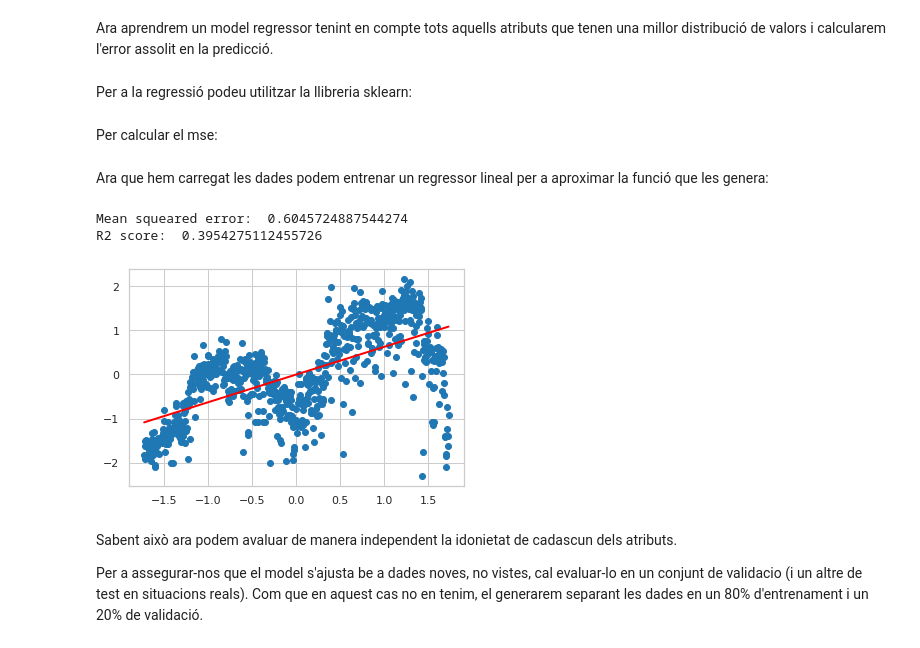
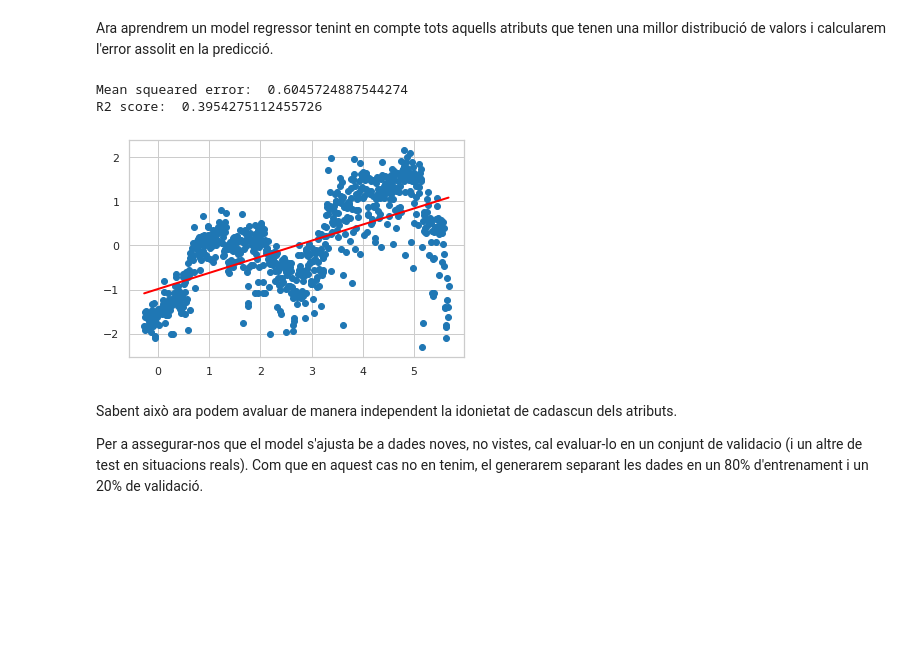
Before and after one commit to Roger-Montane/APC-P1-Regressio, a Jupyter notebook: practica1.ipynb, the cells around one changed output. Saved outputs shown, nothing was run; the diff lists cells and outputs as text; code cells hidden in the pictures; blank space fills up the shorter version.

```diff
--- a/practica1.ipynb
+++ b/practica1.ipynb
@@ -169,3 +153,7 @@ y_hours = y_hours.astype(np.float)
+# %%
+del_columns = ['casual', 'registered', 'dteday']
+days_dataset = days_dataset.drop(columns=del_columns, errors='ignore')
+hours_dataset = hours_dataset.drop(columns=del_columns, errors='ignore')
 # %% [markdown]
 Del dataset de les hores creiem que el que és important és observar a quines hores hi ha els pics de bicis llogades.
 # %%
@@ -312,3 +343,6 @@ df2['instant'] = df2['instant'] % 366
+# %%
+del_columns = ['temp']
+days_dataset = days_dataset.drop(columns=del_columns, errors='ignore')
 # %% [markdown]
 També podem utilitzar la funció pairplot per tal de veure els atributs que estan relacionats entre si.
 # %%
@@ -351,6 +376,9 @@ Nem a definir les noves dades normalitzades:
+# %%
+x_days = days_dataset.values[:, :-1]
+y_days = days_dataset.values[:, -1]
 # %%
-days_t = np.c_[x_days, y_days]
-days_t = standarize(days_t)
+X = (x_days - x_days.mean())/x_days.std()
+y = (y_days - y_days.mean())/y_days.std()
 
-x_days_t = days_t[:,:12]
-y_days_t = days_t[:,12]
+#X = StandardScaler().fit_transform(x_days, y_days)
+#y = y_days
@@ -361,4 +385,2 @@ y_days_t = days_t[:,12]
 # %% [markdown]
 Ara aprendrem un model regressor tenint en compte tots aquells atributs que tenen una millor distribució de valors i calcularem l'error assolit en la predicció.
-# %% [markdown]
-Per a la regressió podeu utilitzar la llibreria sklearn:
@@ -375,3 +387 @@ def regression(x, y):
-# %% [markdown]
-Per calcular el mse:
 # %%
@@ -379,29 +388,28 @@ Per calcular el mse:
 def mse(v1, v2):
     return ((v1 - v2)**2).mean()
-# %% [markdown]
-Ara que hem carregat les dades podem entrenar un regressor lineal per a aproximar la funció que les genera:
 # %%
 # Provem amb un únic atribut
-atribut1 = x_days_t[:,0].reshape(x_days_t.shape[0], 1)
+atribut1 = X[:,0].reshape(X.shape[0], 1)
 
-regr = regression(atribut1, y_days_t)
-predicted = regr.predict(atribut1)
+regressor = LinearRegression()
+regressor.fit(atribut1, y)
+predicted = regressor.predict(atribut1)
 
 # Mostrem la predicció del model entrenat en color vermell a la Figura anterior 1
 plt.figure()
-ax = plt.scatter(x_days_t[:,0], y_days_t)
+ax = plt.scatter(X[:,0], y)
 plt.plot(atribut1, predicted, 'r')
 
 # Mostrem l'error (MSE i R2)
-MSE = mse(y_days_t, predicted)
-r2 = r2_score(y_days_t, predicted)
+MSE = mse(y, predicted)
+r2 = r2_score(y, predicted)
 
 print("Mean squeared error: ", MSE)
 print("R2 score: ", r2)
 # %% [output]
 Mean squeared error:  0.6045724887544274
 R2 score:  0.3954275112455726
-[figure, old version]
+[figure, new version]
 # %% [markdown]
 Sabent això ara podem avaluar de manera independent la idonietat de cadascun dels atributs.
 
```
Also changed, not shown: parts of 130 cells of this notebook.
